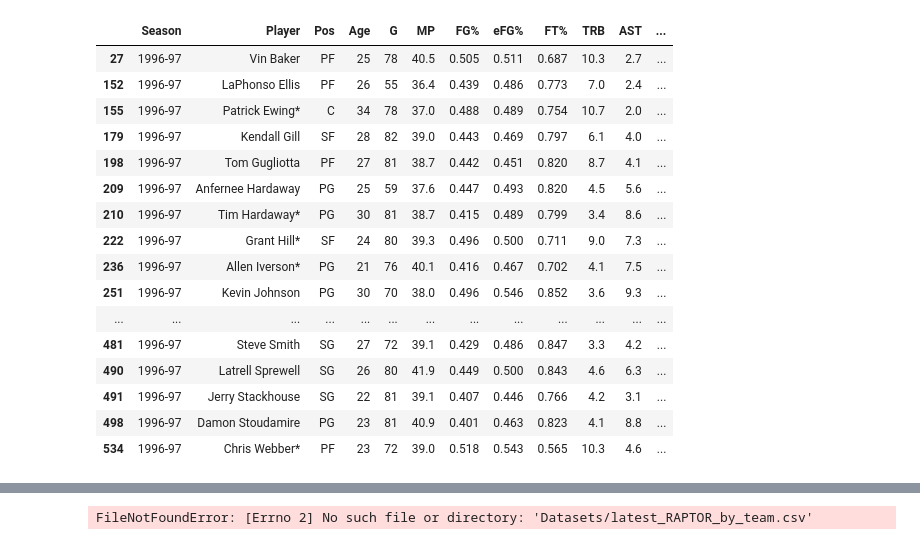
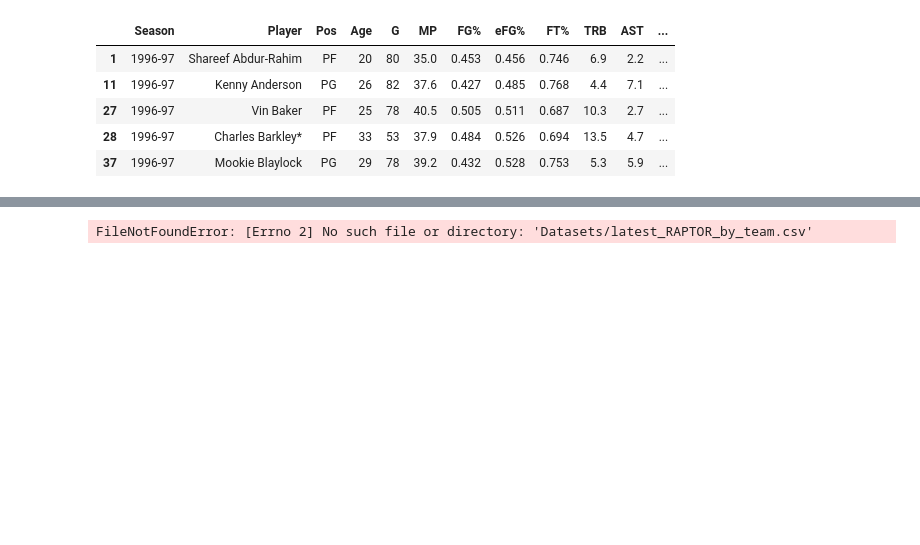
Before and after one commit to Hensonkk/Machine-Learning-NBA-MVP, a Jupyter notebook: NBA_data_preprocessing.ipynb, the cells around one changed output, grey strips where cells are left out. Saved outputs shown, nothing was run; the diff lists cells and outputs as text; code cells hidden in the pictures; blank space fills up the shorter version.

```diff
--- a/NBA_data_preprocessing.ipynb
+++ b/NBA_data_preprocessing.ipynb
@@ -39,20 +27,10 @@ nba_df
 # %%
-nba_df[nba_df["PTS"] > 20]
+nba_df2 = nba_df[nba_df["PTS"] > 15]
+nba_df2.head()
 # %% [output]
 |  | Season | Player | Pos | Age | G | MP | FG% | eFG% | FT% | TRB | AST | ... |
+| 1 | 1996-97 | Shareef Abdur-Rahim | PF | 20 | 80 | 35.0 | 0.453 | 0.456 | 0.746 | 6.9 | 2.2 | ... |
+| 11 | 1996-97 | Kenny Anderson | PG | 26 | 82 | 37.6 | 0.427 | 0.485 | 0.768 | 4.4 | 7.1 | ... |
 | 27 | 1996-97 | Vin Baker | PF | 25 | 78 | 40.5 | 0.505 | 0.511 | 0.687 | 10.3 | 2.7 | ... |
-| 152 | 1996-97 | LaPhonso Ellis | PF | 26 | 55 | 36.4 | 0.439 | 0.486 | 0.773 | 7.0 | 2.4 | ... |
-| 155 | 1996-97 | Patrick Ewing* | C | 34 | 78 | 37.0 | 0.488 | 0.489 | 0.754 | 10.7 | 2.0 | ... |
-| 179 | 1996-97 | Kendall Gill | SF | 28 | 82 | 39.0 | 0.443 | 0.469 | 0.797 | 6.1 | 4.0 | ... |
-| 198 | 1996-97 | Tom Gugliotta | PF | 27 | 81 | 38.7 | 0.442 | 0.451 | 0.820 | 8.7 | 4.1 | ... |
-| 209 | 1996-97 | Anfernee Hardaway | PG | 25 | 59 | 37.6 | 0.447 | 0.493 | 0.820 | 4.5 | 5.6 | ... |
-| 210 | 1996-97 | Tim Hardaway* | PG | 30 | 81 | 38.7 | 0.415 | 0.489 | 0.799 | 3.4 | 8.6 | ... |
-| 222 | 1996-97 | Grant Hill* | SF | 24 | 80 | 39.3 | 0.496 | 0.500 | 0.711 | 9.0 | 7.3 | ... |
-| 236 | 1996-97 | Allen Iverson* | PG | 21 | 76 | 40.1 | 0.416 | 0.467 | 0.702 | 4.1 | 7.5 | ... |
-| 251 | 1996-97 | Kevin Johnson | PG | 30 | 70 | 38.0 | 0.496 | 0.546 | 0.852 | 3.6 | 9.3 | ... |
-| ... | ... | ... | ... | ... | ... | ... | ... | ... | ... | ... | ... | ... |
-| 481 | 1996-97 | Steve Smith | SG | 27 | 72 | 39.1 | 0.429 | 0.486 | 0.847 | 3.3 | 4.2 | ... |
-| 490 | 1996-97 | Latrell Sprewell | SG | 26 | 80 | 41.9 | 0.449 | 0.500 | 0.843 | 4.6 | 6.3 | ... |
-| 491 | 1996-97 | Jerry Stackhouse | SG | 22 | 81 | 39.1 | 0.407 | 0.446 | 0.766 | 4.2 | 3.1 | ... |
-| 498 | 1996-97 | Damon Stoudamire | PG | 23 | 81 | 40.9 | 0.401 | 0.463 | 0.823 | 4.1 | 8.8 | ... |
-| 534 | 1996-97 | Chris Webber* | PF | 23 | 72 | 39.0 | 0.518 | 0.543 | 0.565 | 10.3 | 4.6 | ... |
+| 28 | 1996-97 | Charles Barkley* | PF | 33 | 53 | 37.9 | 0.484 | 0.526 | 0.694 | 13.5 | 4.7 | ... |
+| 37 | 1996-97 | Mookie Blaylock | PG | 29 | 78 | 39.2 | 0.432 | 0.528 | 0.753 | 5.3 | 5.9 | ... |
```
Also changed, not shown: parts of 6 cells of this notebook, 2 other files.
